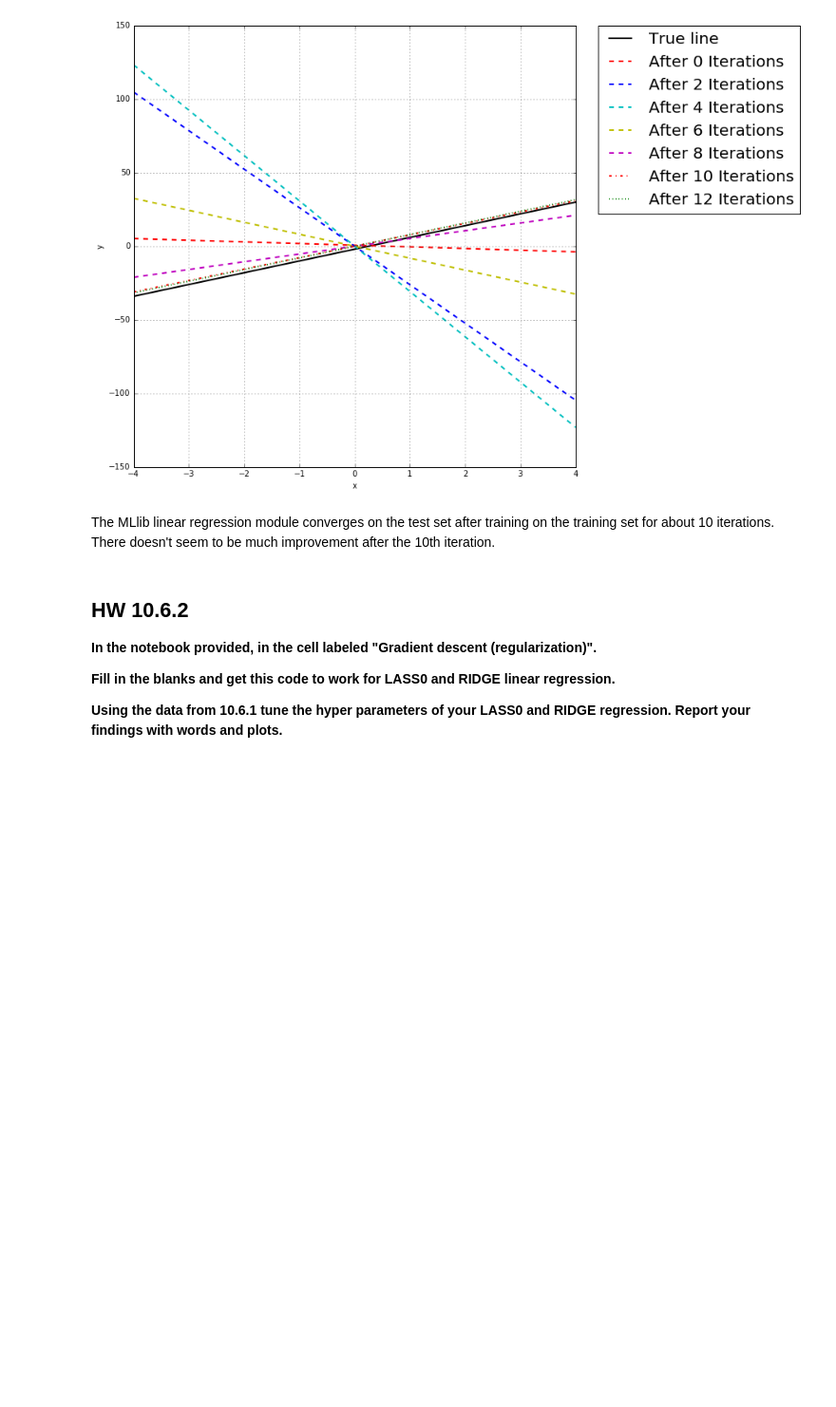
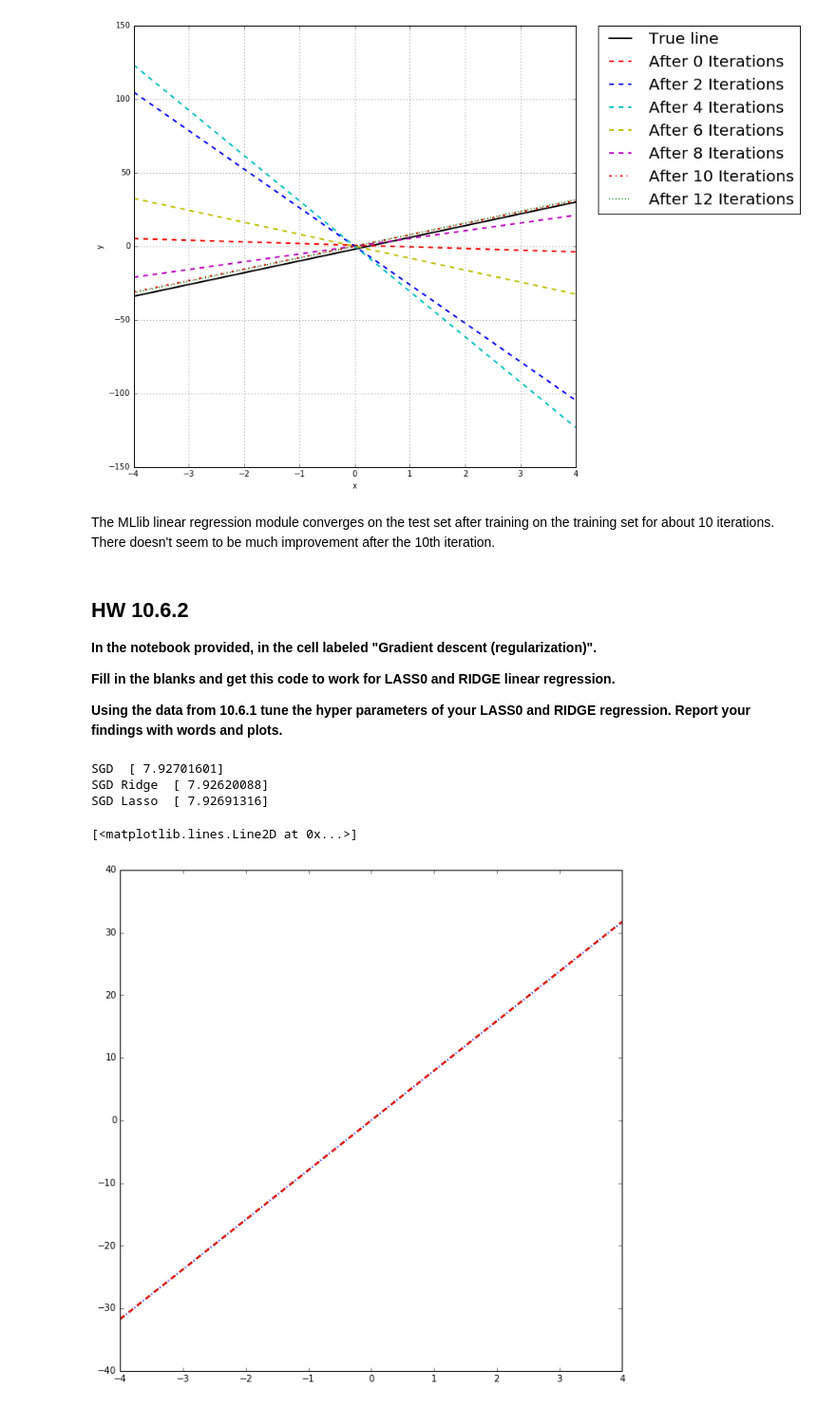
Before and after one commit to dunmireg/HW10, a Jupyter notebook: MIDS-W261-HW10-Cordell.ipynb, the cells around one changed output. Shown: that part at 95% size. Cells and saved outputs as stored; diff of their text form; code cells hidden in the pictures; blank space fills up the shorter version.

```diff
--- a/MIDS-W261-HW10-Cordell.ipynb
+++ b/MIDS-W261-HW10-Cordell.ipynb
@@ -361,7 +406,7 @@ for i in range(10):
     # res[1][1][1] returns 1000 here
     res = sorted(res,key = lambda x : x[0])  #sort based on clusted ID
     centroids_new = np.array([x[1][0]/x[1][1] for x in res])  #divide by cluster size
-    if np.sum(np.absolute(centroids_new-centroids))<0.01:
+    if np.sum(np.absolute(centroids_new-centroids))<0.001:
         break
     print "Iteration" + str(iter_num)
     iter_num = iter_num + 1
@@ -579,12 +630,12 @@ def linearRegressionGDReg(data, wInitial=None, learningRate=0.05, iterations=50,
         gradient = data.map(lambda d: -2 * (d[0] - np.dot(wBroadcast.value, d[1:])) * np.array(d[1:])) \
                     .reduce(lambda a, b: a + b)
         if regType == "Ridge":
-            #ridge is sum(abs(parameters)**2)
-            wReg = np.zeros(w.shape[0])
+            #ridge is sum(parameters**2)
+            wReg = np.square(w)
 
         elif regType == "Lasso":
             #lasso is sum(abs(parameters))
-            wReg = np.zeros(w.shape[0])
+            wReg = np.abs(w)
         else:
             wReg = np.zeros(w.shape[0])
         gradient = gradient + regParam * wReg  #gradient:  GD of Sqaured Error+ GD of regularized term
@@ -596,3 +644,30 @@ linearRegressionGDReg(data, iterations=50, regParam=0.1, regType="Ridge")
+# %%
+data = sc.textFile("./data_train.csv"). \
+    map(lambda line: [float(v) for v in line.split(',')]).cache()
+
+np.random.seed(400)
+plt.figure(figsize=(10,10))
+
+beta_hat = linearRegressionGDReg(data, iterations=50, regParam=0.1, regType="")
+print 'SGD ',beta_hat
+y = [beta_hat[0]*i for i in x]
+plt.plot(x, y, 'g--', label="", linewidth=2.0)
+
+beta_hat = linearRegressionGDReg(data, iterations=50, regParam=0.01, regType="Ridge")
+print 'SGD Ridge ',beta_hat
+y = [beta_hat[0]*i for i in x]
+plt.plot(x, y, 'b:', label="", linewidth=2.0)
+
+beta_hat = linearRegressionGDReg(data, iterations=50, regParam=0.01, regType="Lasso")
+print 'SGD Lasso ',beta_hat
+y = [beta_hat[0]*i for i in x]
+plt.plot(x, y, 'r--', label="", linewidth=2.0)
+# %% [output]
+SGD  [ 7.92701601]
+SGD Ridge  [ 7.92620088]
+SGD Lasso  [ 7.92691316]
+[<matplotlib.lines.Line2D at 0x...>]
+[figure, added]
 # %%
 np.random.seed(400)
 linearRegressionGDReg(data, iterations=50, regParam=0.1, regType="Lasso")
```
Also changed, not shown: parts of 27 cells of this notebook.
